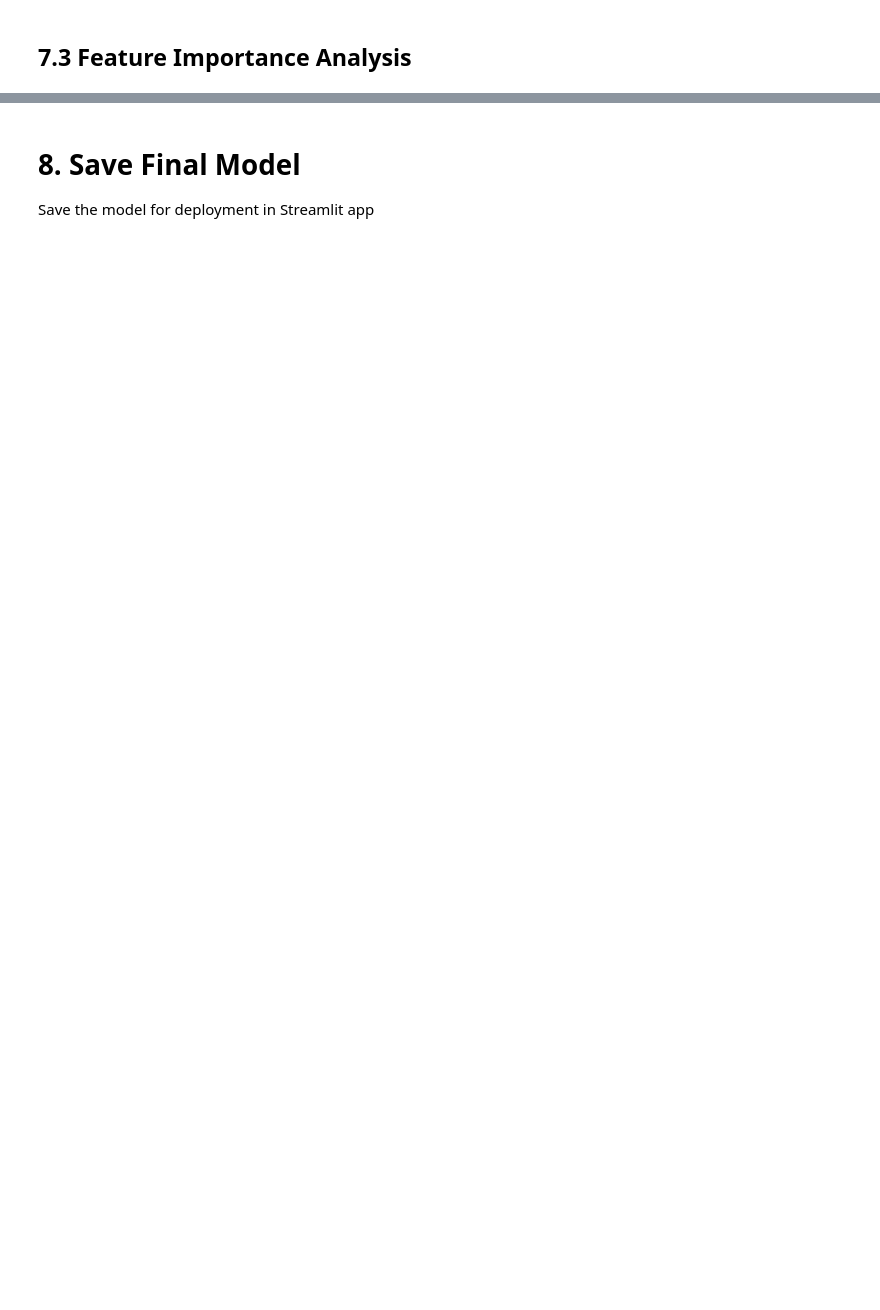
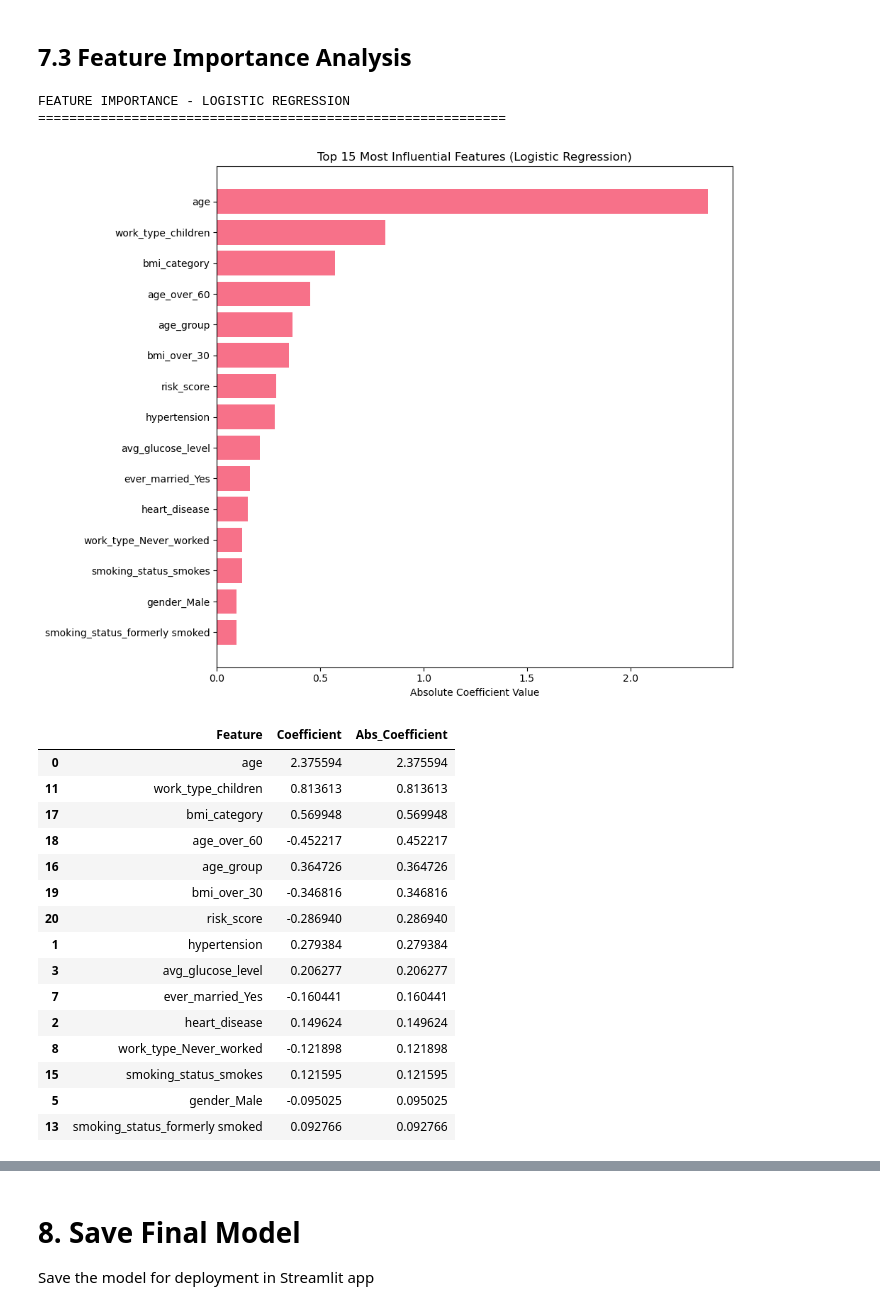
Before and after one commit to lebronsjame/stroke-ml-project, a Jupyter notebook: notebook/Stroke_Prediction_Project.ipynb, the cells around one changed output, grey strips where cells are left out. Drawn from its saved outputs; the diff is of its cells as text; code cells hidden in the pictures; blank space fills up the shorter version.

```diff
--- a/notebook/Stroke_Prediction_Project.ipynb
+++ b/notebook/Stroke_Prediction_Project.ipynb
@@ -1409,20 +1516,52 @@ Example:
 # %% [markdown]
 ## 7.3 Feature Importance Analysis
 # %%
-# TODO: Show feature importance from final model
-# importances = best_model.feature_importances_
-# feature_names = X_train_fe.columns
-# feature_importance_df = pd.DataFrame({
-#     'Feature': feature_names,
-#     'Importance': importances
-# }).sort_values('Importance', ascending=False)
+print("FEATURE IMPORTANCE - LOGISTIC REGRESSION")
+print("="*60)
 
-# plt.figure(figsize=(10, 8))
-# plt.barh(feature_importance_df['Feature'][:15], feature_importance_df['Importance'][:15])
-# plt.xlabel('Importance')
-# plt.title('Top 15 Most Important Features')
-# plt.gca().invert_yaxis()
-# plt.tight_layout()
-# plt.show()
+# Use final selected model (before tuning)
+final_model = lr_fe
 
-print("TODO: Implement feature importance visualization")
+# Get coefficients
+coefficients = final_model.coef_[0]
+feature_names = X_train_fe.columns
+
+feature_importance_df = pd.DataFrame({
+    'Feature': feature_names,
+    'Coefficient': coefficients,
+    'Abs_Coefficient': np.abs(coefficients)
+}).sort_values('Abs_Coefficient', ascending=False)
+
+# Plot top 15 most influential features
+plt.figure(figsize=(10, 8))
+plt.barh(
+    feature_importance_df['Feature'][:15],
+    feature_importance_df['Abs_Coefficient'][:15]
+)
+plt.xlabel('Absolute Coefficient Value')
+plt.title('Top 15 Most Influential Features (Logistic Regression)')
+plt.gca().invert_yaxis()
+plt.tight_layout()
+plt.show()
+
+display(feature_importance_df.head(15))
+# %% [output]
+FEATURE IMPORTANCE - LOGISTIC REGRESSION
+============================================================
+[figure, added]
+|  | Feature | Coefficient | Abs_Coefficient |
+| 0 | age | 2.375594 | 2.375594 |
+| 11 | work_type_children | 0.813613 | 0.813613 |
+| 17 | bmi_category | 0.569948 | 0.569948 |
+| 18 | age_over_60 | -0.452217 | 0.452217 |
+| 16 | age_group | 0.364726 | 0.364726 |
+| 19 | bmi_over_30 | -0.346816 | 0.346816 |
+| 20 | risk_score | -0.286940 | 0.286940 |
+| 1 | hypertension | 0.279384 | 0.279384 |
+| 3 | avg_glucose_level | 0.206277 | 0.206277 |
+| 7 | ever_married_Yes | -0.160441 | 0.160441 |
+| 2 | heart_disease | 0.149624 | 0.149624 |
+| 8 | work_type_Never_worked | -0.121898 | 0.121898 |
+| 15 | smoking_status_smokes | 0.121595 | 0.121595 |
+| 5 | gender_Male | -0.095025 | 0.095025 |
+| 13 | smoking_status_formerly smoked | 0.092766 | 0.092766 |
```
Also changed, not shown: parts of 9 cells of this notebook, 3 other files.
